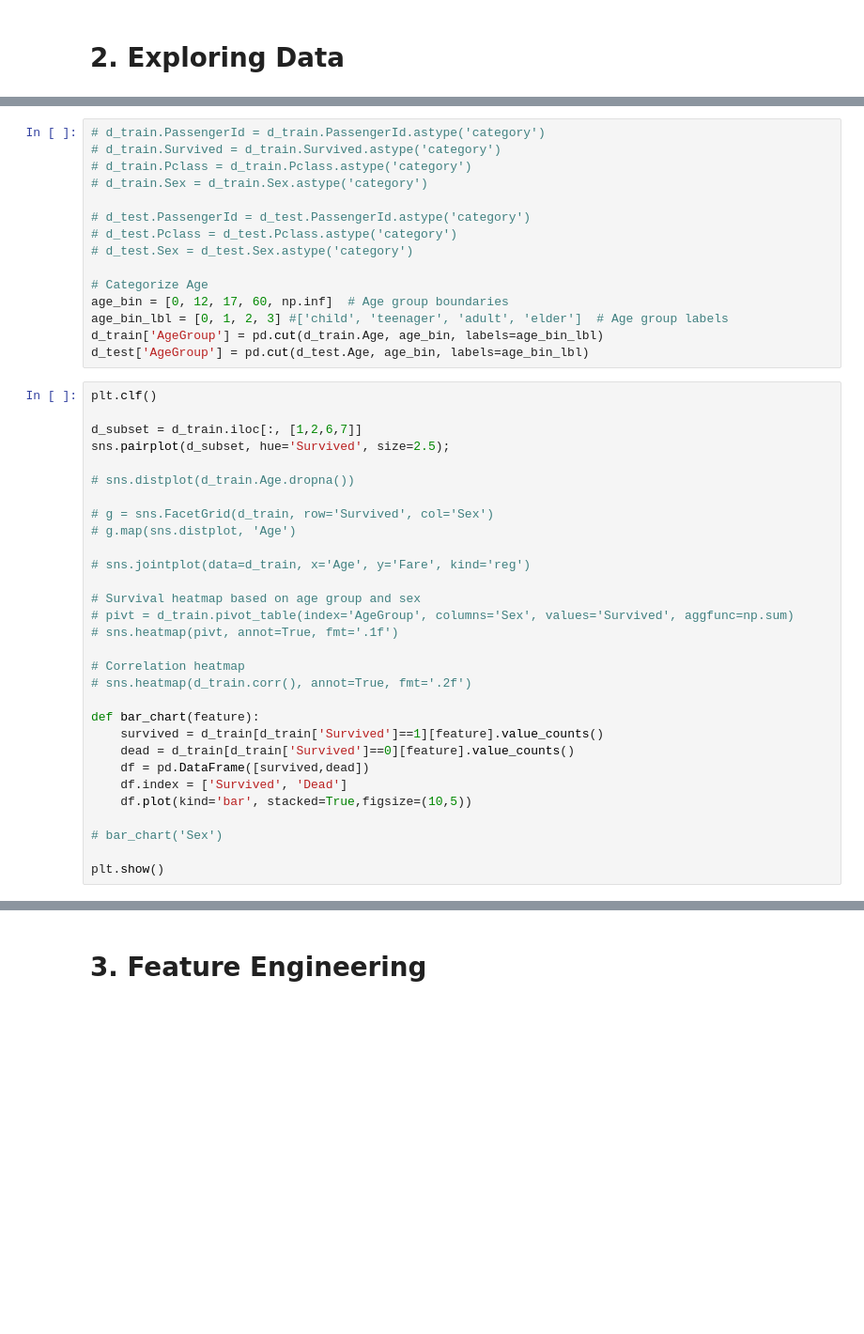
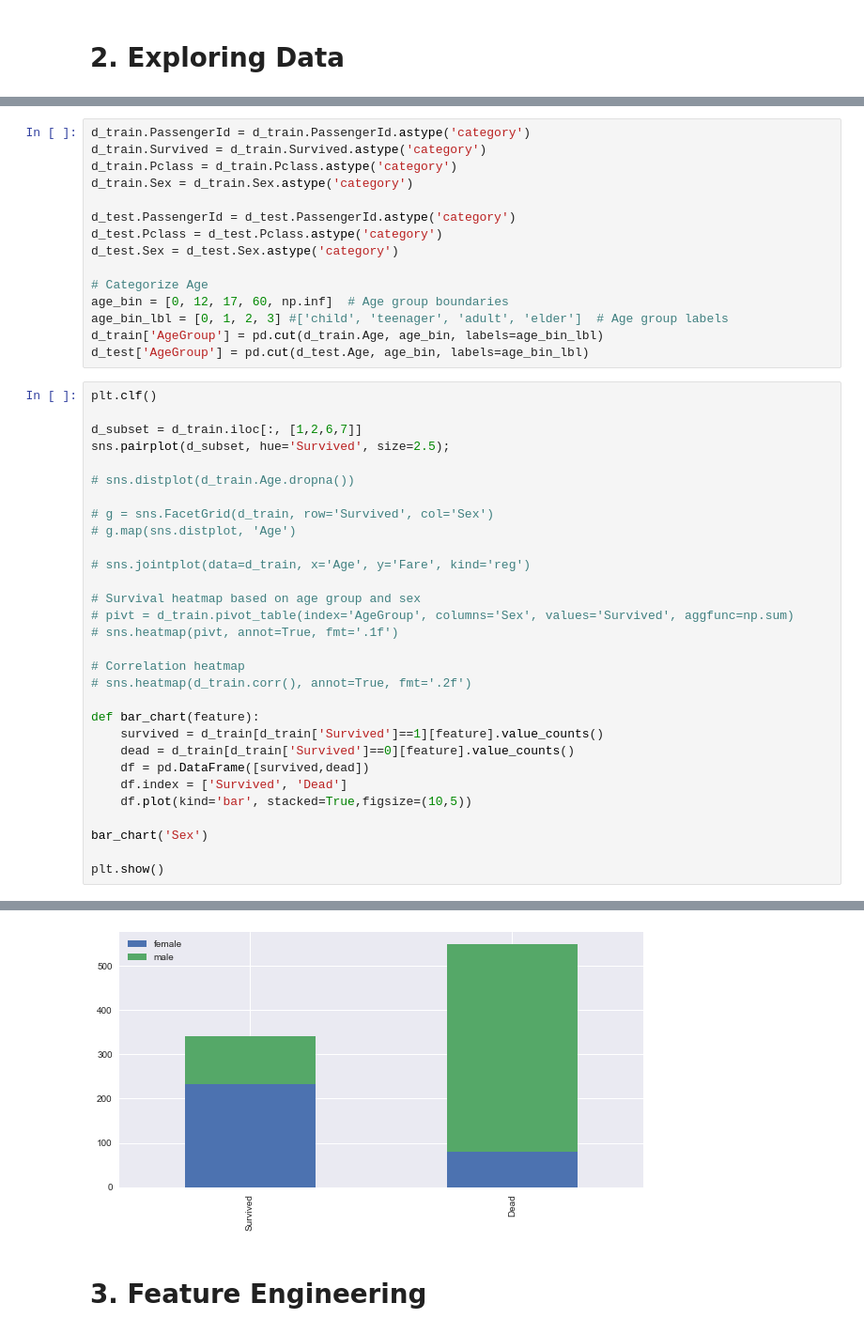
Before and after one commit to ehsanmaag/Titanic-Survival, a Jupyter notebook: Titanic_Survival.ipynb, the cells around one changed output, grey strips where cells are left out. Shown: that part at 94% size. Saved outputs shown, nothing was run; the diff lists cells and outputs as text; blank space fills up the shorter version.

```diff
--- a/Titanic_Survival.ipynb
+++ b/Titanic_Survival.ipynb
@@ -62,12 +61,12 @@ memory usage: 36.0+ KB
 # %%
-# d_train.PassengerId = d_train.PassengerId.astype('category')
-# d_train.Survived = d_train.Survived.astype('category')
-# d_train.Pclass = d_train.Pclass.astype('category')
-# d_train.Sex = d_train.Sex.astype('category')
+d_train.PassengerId = d_train.PassengerId.astype('category')
+d_train.Survived = d_train.Survived.astype('category')
+d_train.Pclass = d_train.Pclass.astype('category')
+d_train.Sex = d_train.Sex.astype('category')
 
-# d_test.PassengerId = d_test.PassengerId.astype('category')
-# d_test.Pclass = d_test.Pclass.astype('category')
-# d_test.Sex = d_test.Sex.astype('category')
+d_test.PassengerId = d_test.PassengerId.astype('category')
+d_test.Pclass = d_test.Pclass.astype('category')
+d_test.Sex = d_test.Sex.astype('category')
 
 # Categorize Age
 age_bin = [0, 12, 17, 60, np.inf]  # Age group boundaries
@@ -79,34 +78,35 @@ plt.clf()
 
 d_subset = d_train.iloc[:, [1,2,6,7]]
 sns.pairplot(d_subset, hue='Survived', size=2.5);
 
 # sns.distplot(d_train.Age.dropna())
 
 # g = sns.FacetGrid(d_train, row='Survived', col='Sex')
 # g.map(sns.distplot, 'Age')
 
 # sns.jointplot(data=d_train, x='Age', y='Fare', kind='reg')
 
 # Survival heatmap based on age group and sex
 # pivt = d_train.pivot_table(index='AgeGroup', columns='Sex', values='Survived', aggfunc=np.sum)
 # sns.heatmap(pivt, annot=True, fmt='.1f')
 
 # Correlation heatmap
 # sns.heatmap(d_train.corr(), annot=True, fmt='.2f')
 
 def bar_chart(feature):
     survived = d_train[d_train['Survived']==1][feature].value_counts()
     dead = d_train[d_train['Survived']==0][feature].value_counts()
     df = pd.DataFrame([survived,dead])
     df.index = ['Survived', 'Dead']
     df.plot(kind='bar', stacked=True,figsize=(10,5))
 
-# bar_chart('Sex')
+bar_chart('Sex')
 
 plt.show()
 # %% [output]
 <matplotlib.figure.Figure at 0x...>
 [figure]
+[figure, added]
 # %% [markdown]
 # 3. Feature Engineering
 # %%
```
Also changed, not shown: parts of 11 cells of this notebook, 1 other file.
